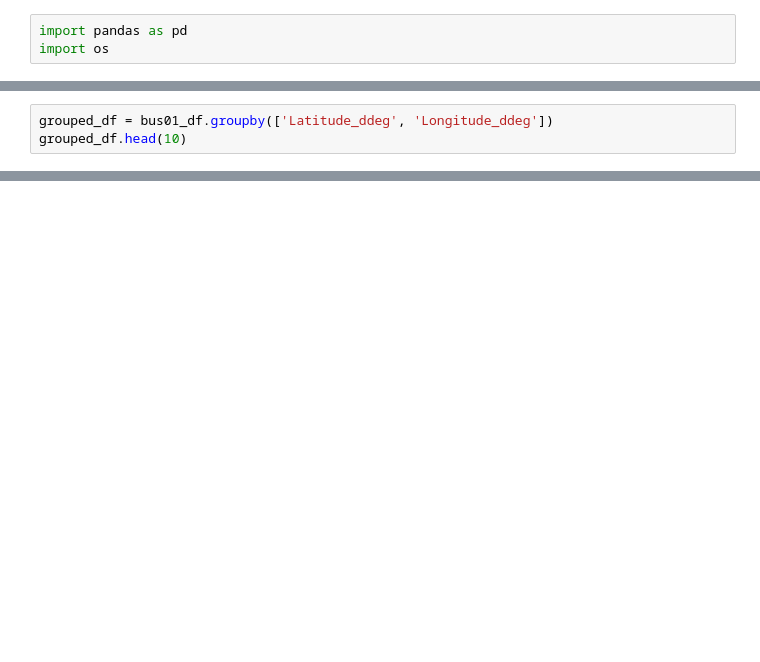
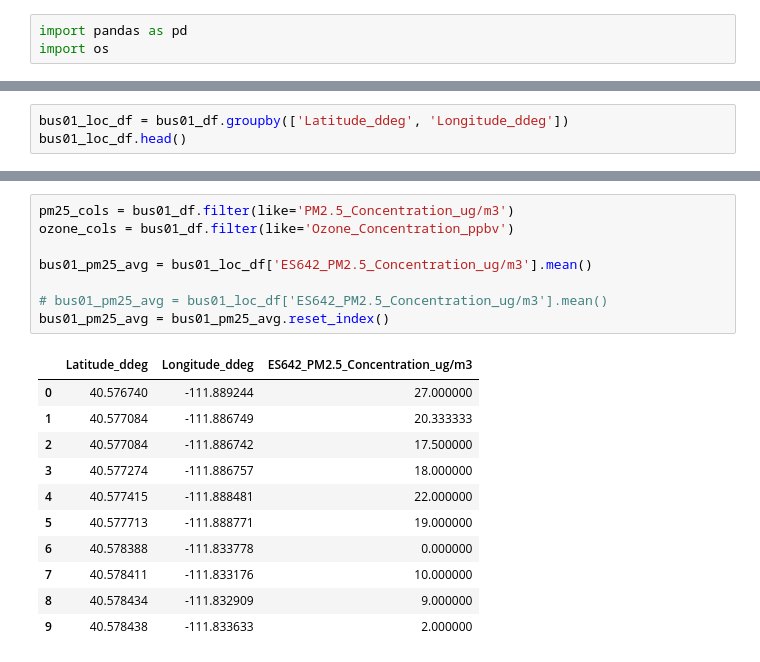
Before and after one commit to anth0nyhle/MobileAirQualitySLV, a Jupyter notebook: seasonal_avgs.ipynb, the cells around one changed output, grey strips where cells are left out. Drawn from its saved outputs; the diff is of its cells as text; blank space fills up the shorter version.

Commit message:
Group data and avg

```diff
--- a/seasonal_avgs.ipynb
+++ b/seasonal_avgs.ipynb
@@ -20,6 +28,6 @@ bus01_df.head(10)
 # %%
-grouped_df = bus01_df.groupby(['Latitude_ddeg', 'Longitude_ddeg'])
-grouped_df.head(10)
+bus01_loc_df = bus01_df.groupby(['Latitude_ddeg', 'Longitude_ddeg'])
+bus01_loc_df.head()
 # %% [output]
 |  | Timestamp_UTC | Latitude_ddeg | Longitude_ddeg | Elevation_m | GPS_Speed_m/s | GPS_Direction_deg | ... |
 | 0 | 2021-09-28 16:49:10 | 40.766273 | -111.847641 | 1474.7 | -9999.0 | -9999.0 | ... |
@@ -36,0 +66,20 @@ grouped_df.head(10)
+# %%
+pm25_cols = bus01_df.filter(like='PM2.5_Concentration_ug/m3')
+ozone_cols = bus01_df.filter(like='Ozone_Concentration_ppbv')
+
+bus01_pm25_avg = bus01_loc_df['ES642_PM2.5_Concentration_ug/m3'].mean()
+
+# bus01_pm25_avg = bus01_loc_df['ES642_PM2.5_Concentration_ug/m3'].mean()
+bus01_pm25_avg = bus01_pm25_avg.reset_index()
+# %% [output]
+|  | Latitude_ddeg | Longitude_ddeg | ES642_PM2.5_Concentration_ug/m3 |
+| 0 | 40.576740 | -111.889244 | 27.000000 |
+| 1 | 40.577084 | -111.886749 | 20.333333 |
+| 2 | 40.577084 | -111.886742 | 17.500000 |
+| 3 | 40.577274 | -111.886757 | 18.000000 |
+| 4 | 40.577415 | -111.888481 | 22.000000 |
+| 5 | 40.577713 | -111.888771 | 19.000000 |
+| 6 | 40.578388 | -111.833778 | 0.000000 |
+| 7 | 40.578411 | -111.833176 | 10.000000 |
+| 8 | 40.578434 | -111.832909 | 9.000000 |
+| 9 | 40.578438 | -111.833633 | 2.000000 |
```
Also changed, not shown: parts of 4 cells of this notebook.
